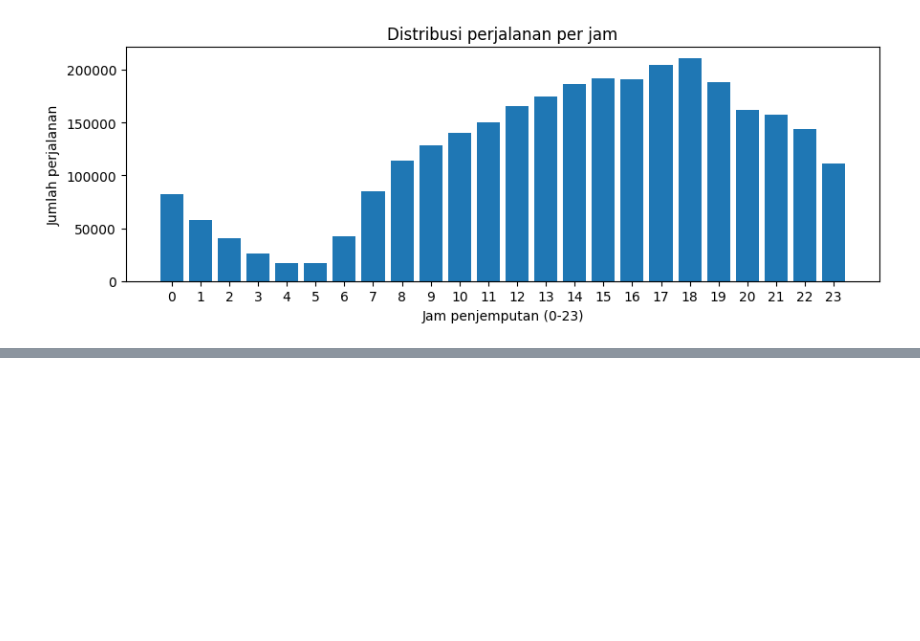
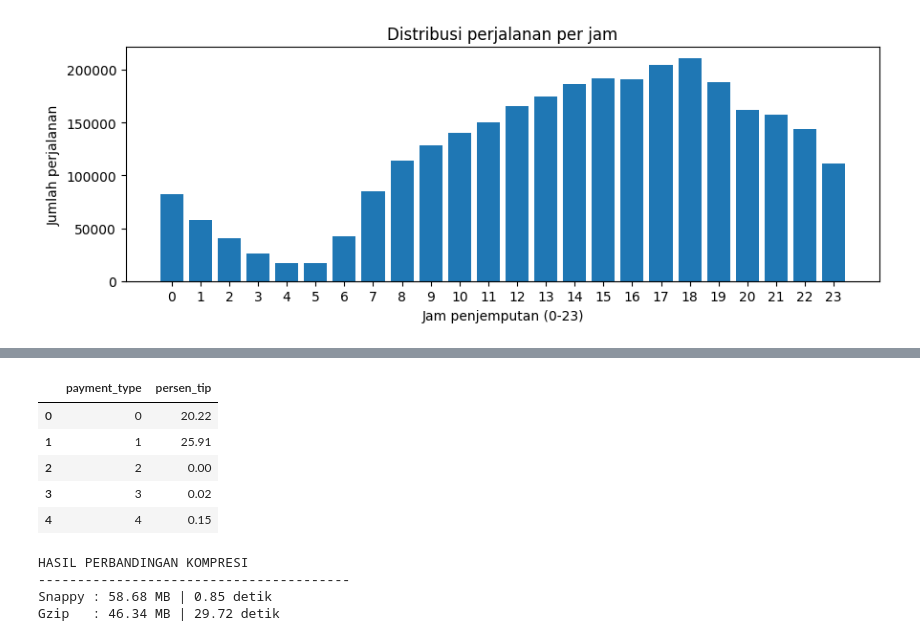
Before and after one commit to Bilra-Hkr/BigData26_B_2411533007_DerielChaerahman, a Jupyter notebook: Praktikum1/BD_B_P01_2411533007_DerielChaerahman.ipynb, the cells around one changed output, grey strips where cells are left out. Cells and saved outputs as stored; diff of their text form; code cells hidden in the pictures; blank space fills up the shorter version.

```diff
--- a/Praktikum1/BD_B_P01_2411533007_DerielChaerahman.ipynb
+++ b/Praktikum1/BD_B_P01_2411533007_DerielChaerahman.ipynb
@@ -433,0 +651,74 @@ plt.show()
+# %%
+# latihan 3
+# Membuat kolom persen_tip
+bersih["persen_tip"] = 0.0
+
+mask = bersih["fare_amount"] != 0
+
+bersih.loc[mask, "persen_tip"] = (
+    bersih.loc[mask, "tip_amount"]
+    / bersih.loc[mask, "fare_amount"]
+    * 100
+)
+
+# Rata-rata persen tip berdasarkan payment_type
+rata_tip = (
+    bersih
+    .groupby("payment_type")["persen_tip"]
+    .mean()
+    .round(2)
+    .reset_index()
+)
+
+rata_tip
+# %% [output]
+|  | payment_type | persen_tip |
+| 0 | 0 | 20.22 |
+| 1 | 1 | 25.91 |
+| 2 | 2 | 0.00 |
+| 3 | 3 | 0.02 |
+| 4 | 4 | 0.15 |
+# %%
+# latihan 4
+import time
+import os
+
+path_snappy = "/content/bersih_snappy.parquet"
+path_gzip = "/content/bersih_gzip.parquet"
+
+# Kompresi Snappy
+start = time.perf_counter()
+
+bersih.to_parquet(
+    path_snappy,
+    compression="snappy",
+    index=False
+)
+
+waktu_snappy = time.perf_counter() - start
+
+# Kompresi Gzip
+start = time.perf_counter()
+
+bersih.to_parquet(
+    path_gzip,
+    compression="gzip",
+    index=False
+)
+
+waktu_gzip = time.perf_counter() - start
+
+# Ukuran file
+ukuran_snappy = os.path.getsize(path_snappy) / 1024**2
+ukuran_gzip = os.path.getsize(path_gzip) / 1024**2
+
+print("HASIL PERBANDINGAN KOMPRESI")
+print("-" * 40)
+
+print(f"Snappy : {ukuran_snappy:.2f} MB | {waktu_snappy:.2f} detik")
+print(f"Gzip   : {ukuran_gzip:.2f} MB | {waktu_gzip:.2f} detik")
+# %% [output]
+HASIL PERBANDINGAN KOMPRESI
+----------------------------------------
+Snappy : 58.68 MB | 0.85 detik
+Gzip   : 46.34 MB | 29.72 detik
```
Also changed, not shown: parts of 21 cells of this notebook.
